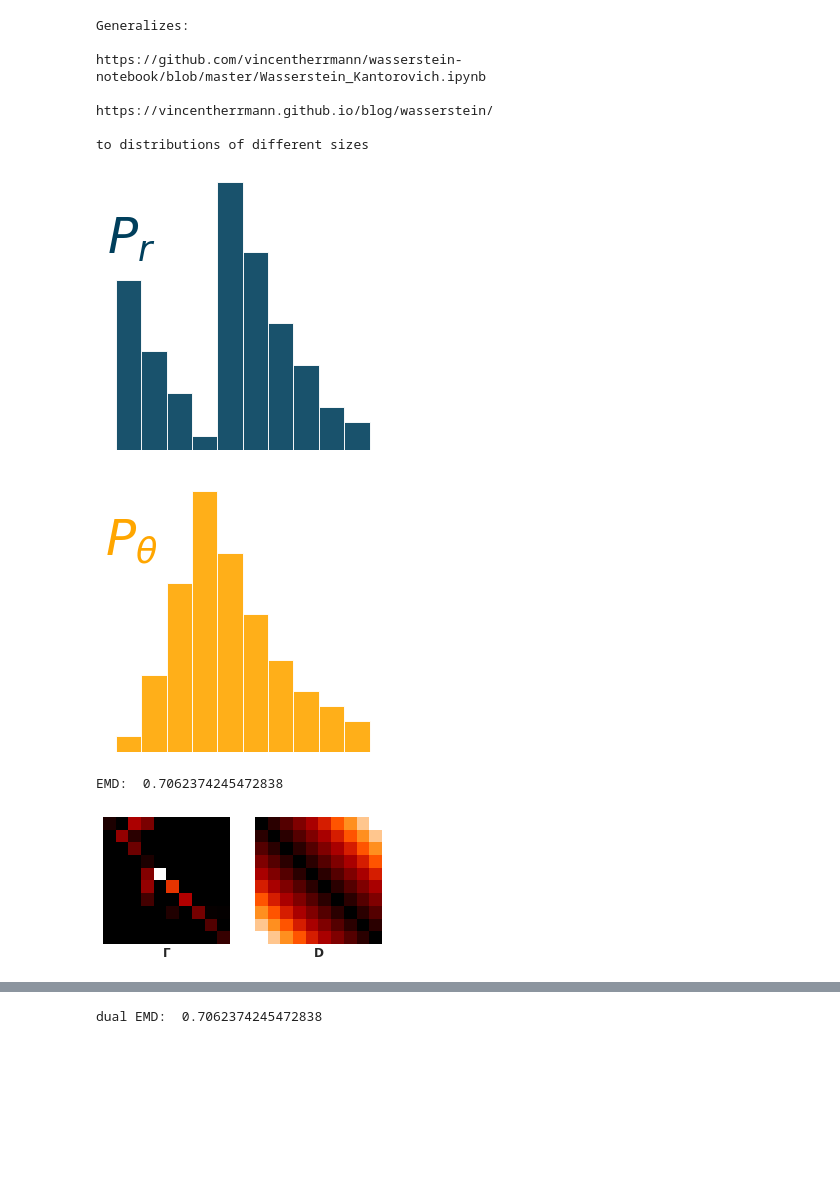
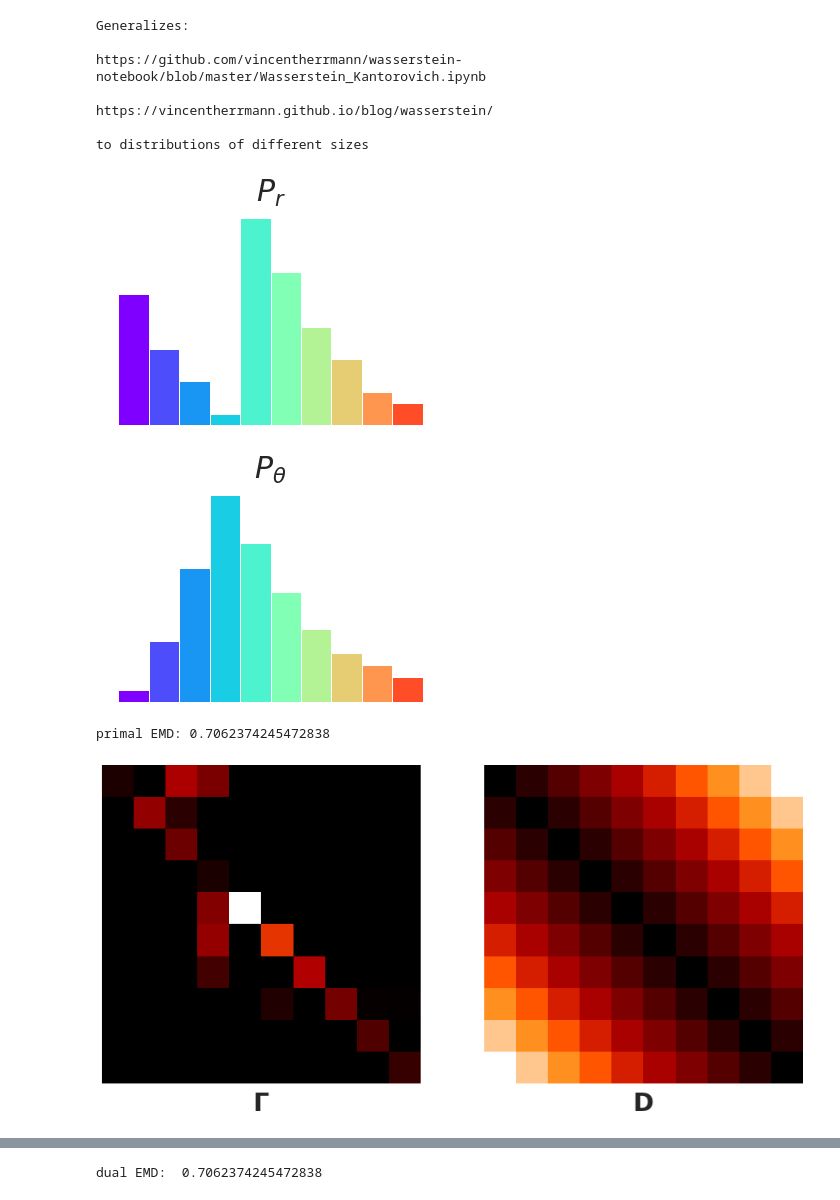
Before and after one commit to nextBillyonair/DPM, a Jupyter notebook: Notebooks/EMD.ipynb, the cells around one changed output, grey strips where cells are left out. Cells and saved outputs as stored; diff of their text form; code cells hidden in the pictures; blank space fills up the shorter version.

Commit message:
EMD Notebook with better visuals

```diff
--- a/Notebooks/EMD.ipynb
+++ b/Notebooks/EMD.ipynb
@@ -9,8 +9,6 @@ import matplotlib.colors as colors
 from matplotlib import cm
 import matplotlib
 
-# Plot size to 14" x 7"
-matplotlib.rc('figure', figsize = (10, 7))
 # Font size to 14
 matplotlib.rc('font', size = 14)
 # Do not display top and right frame lines
@@ -19,9 +17,6 @@ matplotlib.rc('axes.spines', top = False, right = False)
 matplotlib.rc('axes', grid = False)
 # Set backgound color to white
 matplotlib.rc('axes', facecolor = 'white')
-
-sns.set(style="whitegrid")
-plt.style.use('seaborn-darkgrid')
 
 from dpm.emd import emd, make_distance_matrix
 
@@ -44,47 +39,49 @@ to distributions of different sizes
 # %%
 P_r = np.array([12,7,4,1,19,14,9,6,3,2])
 P_t = np.array([1,5,11,17,13,9,6,4,3,2])
 
 P_r = P_r / np.sum(P_r)
 P_t = P_t / np.sum(P_t)
 
 pr_len = len(P_r)
 pt_len = len(P_t)
 
+cNorm = colors.Normalize(vmin=0, vmax=pr_len)
+colorMap = cm.ScalarMappable(norm=cNorm, cmap=cm.rainbow)
 # fig, ax = plt.subplots(1, 2)
 
-plt.bar(range(pr_len), P_r, 1, color="#003f5c", alpha=0.9)
+
+for i in range(pr_len):
+	plt.bar(i, P_r[i], 1, color=colorMap.to_rgba(i))
+plt.title(r"$P_r$", fontsize=30)
 plt.axis('off')
-plt.ylim(0, 0.25)
-plt.title(r"$P_r$", y=0.7, x=0.1, color="#003f5c",
-          fontweight=100, fontsize=50)
-# plt.savefig("discrete_p_r.png", bbox_inches='tight', dpi=300)
 plt.show()
 
-plt.bar(range(pt_len), P_t, 1, color="#ffa600", alpha=0.9)
+for i in range(pt_len):
+	plt.bar(i, P_t[i], 1, color=colorMap.to_rgba(i))
+plt.title(r"$P_{\theta}$", fontsize=30)
 plt.axis('off')
-plt.title(r"$P_{\theta}$", y=0.7, x=0.1, color="#ffa600",
-          fontweight=100, fontsize=50)
-plt.ylim(0, 0.25)
-# plt.savefig("discrete_p_t.png", bbox_inches='tight', dpi=300)
 plt.show()
 # %% [output]
-[figure, old version]
+[figure, new version]
-[figure, old version]
+[figure, new version]
 # %%
 emd_primal, gamma_primal = emd(P_r, P_t)
+print("primal EMD:", emd_primal)
 # %% [output]
-EMD:  0.7062374245472838
+primal EMD: 0.7062374245472838
 # %%
 D = make_distance_matrix(len(P_r), len(P_t))
 fig, ax = plt.subplots(1, 2)
+fig.set_figheight(15)
+fig.set_figwidth(15)
 
 ax[0].imshow(gamma_primal, cmap=cm.gist_heat, interpolation='nearest')
 ax[0].axis('off')
-ax[0].set_title(r"$\mathbf{\Gamma}$", y=-0.15)
+ax[0].set_title(r"$\mathbf{\Gamma}$", y=-0.1, fontsize=30)
 ax[1].imshow(D, cmap=cm.gist_heat, interpolation='nearest')
-ax[1].set_title(r"$\mathbf{D}$", y=-0.15)
+ax[1].set_title(r"$\mathbf{D}$", y=-0.1, fontsize=30)
 ax[1].axis('off')
 plt.show()
 # %% [output]
-[figure, old version]
+[figure, new version]
```
Also changed, not shown: parts of 8 cells of this notebook, 2 other files.
